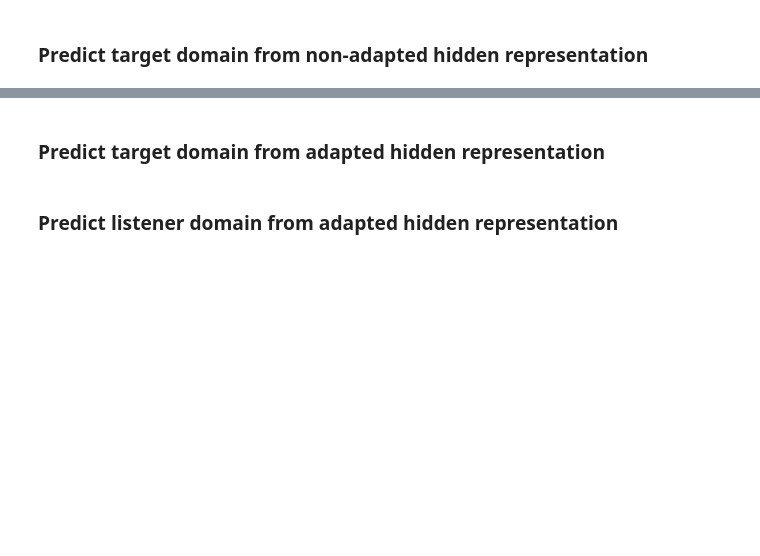
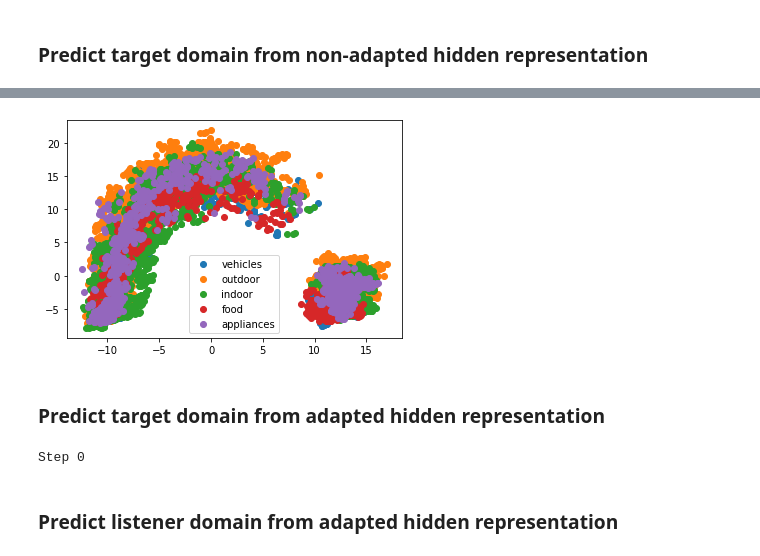
Before and after one commit to nicofirst1/speaker-adaptation, a Jupyter notebook: src/analysis/analyse_hidden.ipynb, the cells around one changed output, grey strips where cells are left out. Cells and saved outputs as stored; diff of their text form; code cells hidden in the pictures; blank space fills up the shorter version.

```diff
--- a/src/analysis/analyse_hidden.ipynb
+++ b/src/analysis/analyse_hidden.ipynb
@@ -15,0 +23,18 @@ df.head(2)
+# %%
+df = pd.concat([
+    pd.read_csv('/Users/mario/code/pb_speaker_adaptation/src/analysis/adaptive_test_4july/adaptive_speak_test_out_domain_appliances.csv', error_bad_lines=False, warn_bad_lines=True),
+    pd.read_csv('/Users/mario/code/pb_speaker_adaptation/src/analysis/adaptive_test_4july/adaptive_speak_test_out_domain_food.csv', error_bad_lines=False, warn_bad_lines=True),
+    pd.read_csv('/Users/mario/code/pb_speaker_adaptation/src/analysis/adaptive_test_4july/adaptive_speak_test_out_domain_indoor.csv', error_bad_lines=False, warn_bad_lines=True),
+    pd.read_csv('/Users/mario/code/pb_speaker_adaptation/src/analysis/adaptive_test_4july/adaptive_speak_test_out_domain_outdoor.csv', error_bad_lines=False, warn_bad_lines=True),
+    pd.read_csv('/Users/mario/code/pb_speaker_adaptation/src/analysis/adaptive_test_4july/adaptive_speak_test_out_domain_vehicles.csv', error_bad_lines=False, warn_bad_lines=True)
+])
+
+# pd.to_numeric(df['target domain'], errors='coerce')
+
+print('target domain   :', df['target domain'].unique())
+print('listener domain :', df['listener domain'].unique())
+print('simulator domain:', df['simulator domain'].unique())
+df = df.dropna()
+print('Data points:', len(df))
+
+df.head(5)
@@ -52,3 +150,14 @@ print(train_and_classify(X, Y, CLF_TYPE))
+# %%
+pca = PCA(2)
+scaler = preprocessing.StandardScaler().fit(X)
+X_2dim = pca.fit_transform(scaler.transform(X))
+
+for l in df['target domain'].unique():
+    plt.scatter(X_2dim[Y == l, 0], X_2dim[Y == l, 1], label=l)
+plt.legend()
+plt.show()
+# %% [output]
+[figure, added]
 # %% [markdown]
 ### Predict target domain from adapted hidden representation
 # %%
@@ -65,6 +174,17 @@ for step in np.arange(N_STEPS):
     X, Y = np.array(X), np.array(Y)
 
     print(train_and_classify(X, Y, CLF_TYPE))
+
+    pca = PCA(2)
+    scaler = preprocessing.StandardScaler().fit(X)
+    X_2dim = pca.fit_transform(scaler.transform(X))
+
+    for l in df['target domain'].unique():
+        plt.scatter(X_2dim[Y == l, 0], X_2dim[Y == l, 1], label=l)
+    plt.legend()
+    plt.show()
+# %% [output]
+Step 0
 # %% [markdown]
 ### Predict listener domain from adapted hidden representation
 # %%
```
Also changed, not shown: parts of 11 cells of this notebook, 4 other files.
